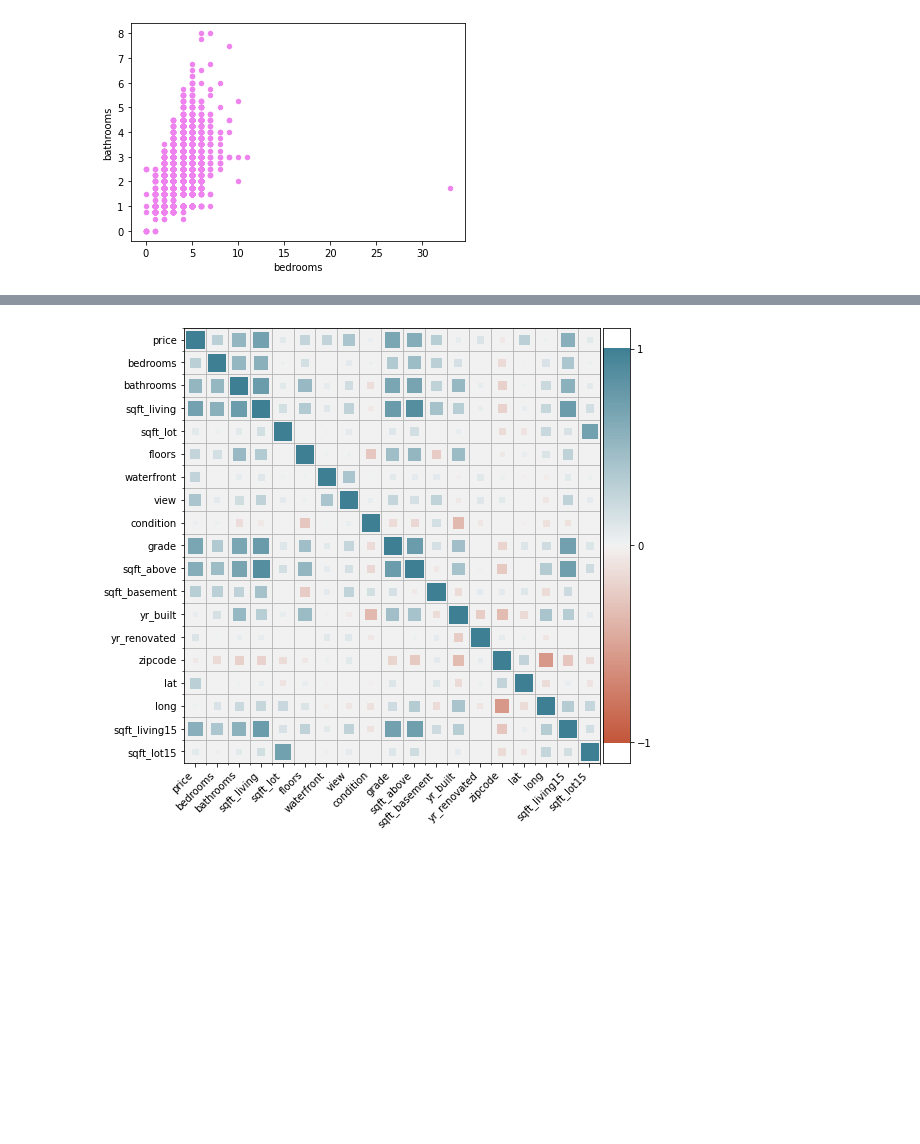
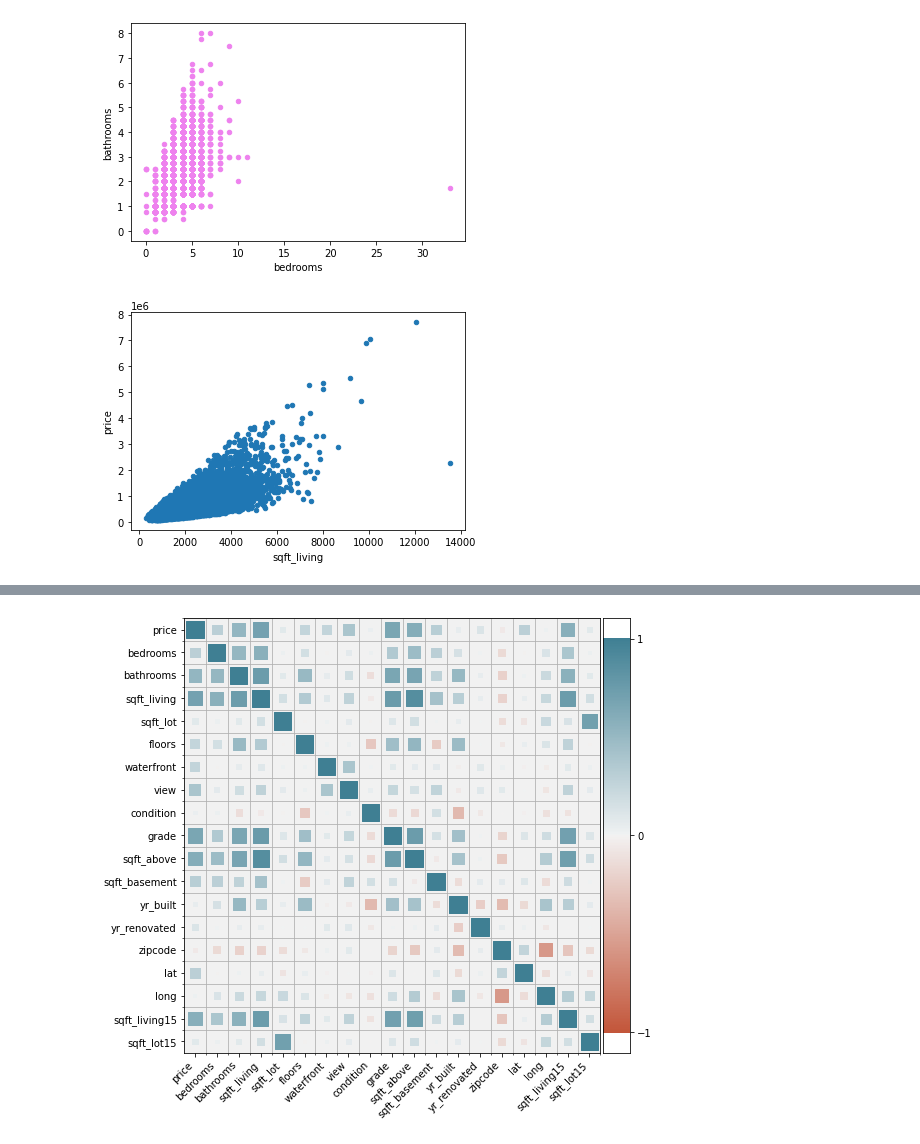
Before and after one commit to Mwadz/Hass-Consulting-Company, a Jupyter notebook: Regression_week_7.ipynb, the cells around one changed output, grey strips where cells are left out. Cells and saved outputs as stored; diff of their text form; code cells hidden in the pictures; blank space fills up the shorter version.

```diff
--- a/Regression_week_7.ipynb
+++ b/Regression_week_7.ipynb
@@ -338,6 +355,11 @@ plt.show()
 # %% [output]
 <Figure size 600x400 with 0 Axes>
 [figure]
+# %%
+# findng out the price by sqft_living space
+estate.plot(x = 'sqft_living', y = 'price', kind='scatter');
+# %% [output]
+[figure, added]
 # %%
 # observing the correlation
 estate.corr()
```
Also changed, not shown: parts of 50 cells of this notebook.
